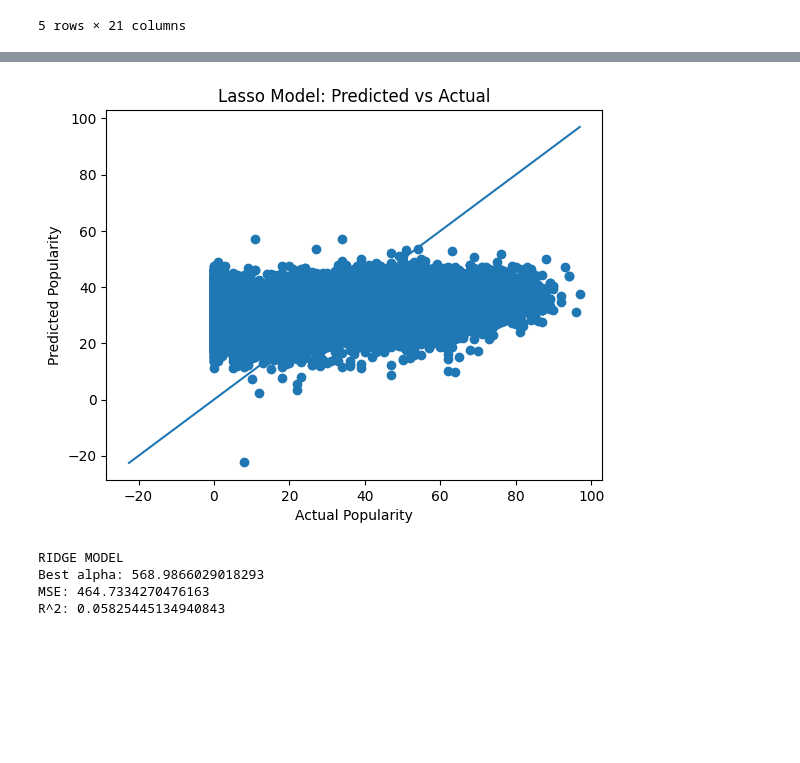
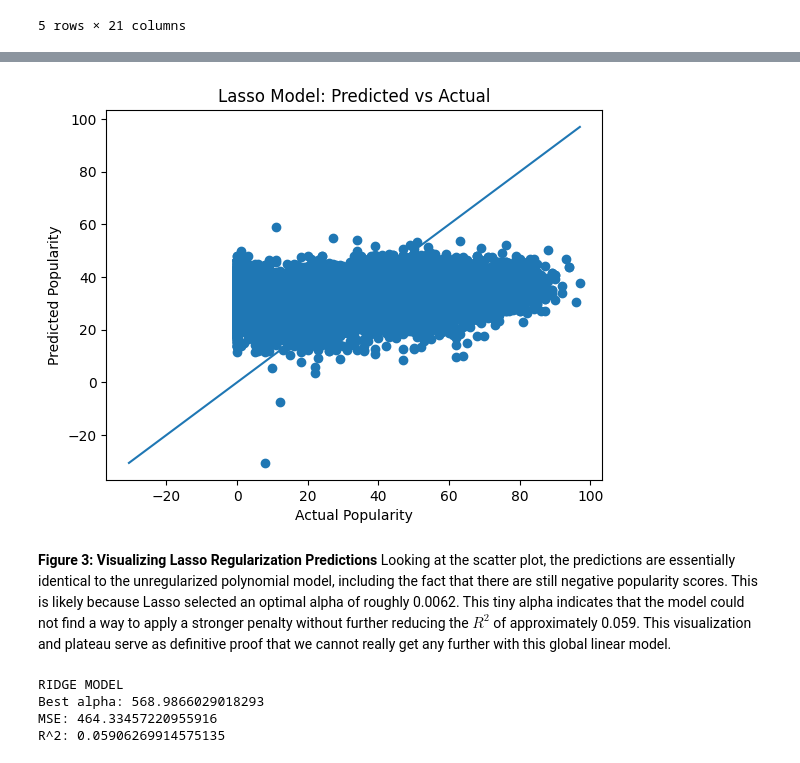
Before and after one commit to jonathand2028/Spotify-Track-Popularity-Analysis, a Jupyter notebook: main.ipynb, the cells around one changed output, grey strips where cells are left out. Saved outputs shown, nothing was run; the diff lists cells and outputs as text; code cells hidden in the pictures; blank space fills up the shorter version.

Commit message:
Added lots of markdown interpretations and explanations, cleaned up code, and added another graph

```diff
--- a/main.ipynb
+++ b/main.ipynb
@@ -22,8 +28,8 @@ Dataset Shape: (114000, 21)
 # %%
-# drop useless columns
+# Drop useless columns
 df = df.drop(columns=['Unnamed: 0', 'track_id', 'track_name', 'album_name', 'artists'])
 
-# convert explicit to int
+# Convert 'explicit' boolean to int
 df['explicit'] = df['explicit'].astype(int)
 
 # Drop na rows
@@ -32,12 +38,12 @@ df = df.dropna()
 # Define target
 y = df['popularity']
 
-# base numeric features
+# Base numeric features
 base_features = [
     'danceability', 'energy', 'tempo', 'valence',
     'loudness', 'speechiness', 'acousticness',
     'instrumentalness', 'liveness', 'duration_ms',
-    'explicit'
+    'explicit', 'mode'
 ]
 
 X = df[base_features]
@@ -149,17 +168,20 @@ R^2: 0.05820562234115856
 # %%
 plt.figure()
-
 plt.scatter(y_test, y_pred_lasso)
 
+min_val = min(y_test.min(), y_pred_lasso.min())
+max_val = max(y_test.max(), y_pred_lasso.max())
 plt.plot([min_val, max_val], [min_val, max_val])
 
 plt.xlabel("Actual Popularity")
 plt.ylabel("Predicted Popularity")
 plt.title("Lasso Model: Predicted vs Actual")
-
 plt.show()
 # %% [output]
-[figure, old version]
+[figure, new version]
+# %% [markdown]
+**Figure 3: Visualizing Lasso Regularization Predictions**
+Looking at the scatter plot, the predictions are essentially identical to the unregularized polynomial model, including the fact that there are still negative popularity scores. This is likely because Lasso selected an optimal alpha of roughly 0.0062. This tiny alpha indicates that the model could not find a way to apply a stronger penalty without further reducing the $R^2$ of approximately 0.059. This visualization and plateau serve as definitive proof that we cannot really get any further with this global linear model.
 # %%
 alphas = np.logspace(-3, 3, 50)
 
@@ -175,5 +197,5 @@ print("R^2:", r2_score(y_test, y_pred_ridge))
 # %% [output]
 RIDGE MODEL
 Best alpha: 568.9866029018293
-MSE: 464.7334270476163
-R^2: 0.05825445134940843
+MSE: 464.33457220955916
+R^2: 0.05906269914575135
```
Also changed, not shown: parts of 22 cells of this notebook.
